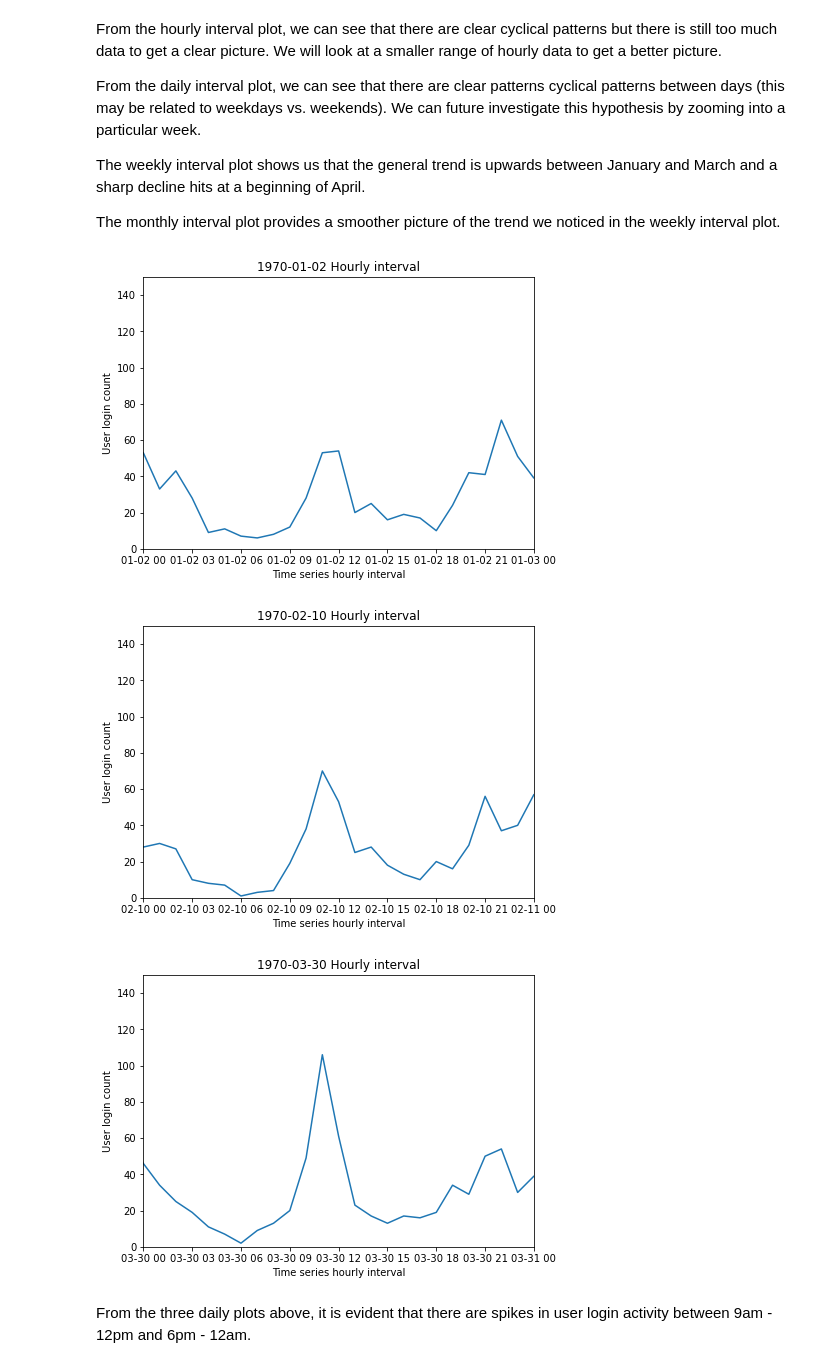
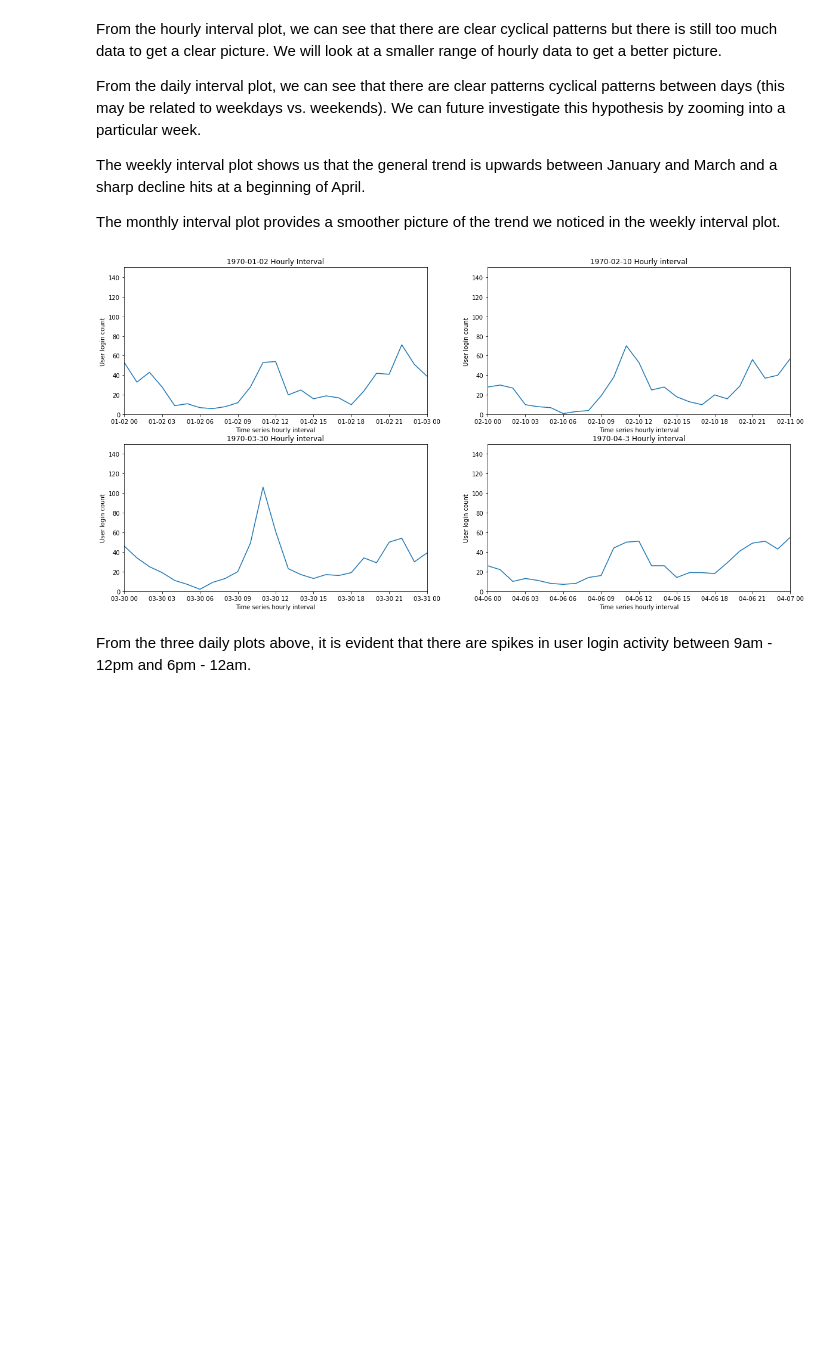
Before and after one commit to simonatso/Springboard, a Jupyter notebook: ultimate_challenge/Part 1.ipynb, the cells around one changed output. Drawn from its saved outputs; the diff is of its cells as text; code cells hidden in the pictures; blank space fills up the shorter version.

```diff
--- a/ultimate_challenge/Part 1.ipynb
+++ b/ultimate_challenge/Part 1.ipynb
@@ -99,40 +98,23 @@ The weekly interval plot shows us that the general trend is upwards between Janu
 
 The monthly interval plot provides a smoother picture of the trend we noticed in the weekly interval plot.
 # %%
-#Look at hourly data over the period of 1 day (pick 3 random days)
+#Look at hourly data over the period of 1 day (pick 4 random days)
 
-plt.figure(figsize=(7, 5))
-plt.title('1970-01-02 Hourly interval')
-plt.plot(data.resample('H', on = 'login_time').count())
-plt.xlim([datetime.date(1970, 1, 2), datetime.date(1970, 1, 3)])
-plt.ylim(0, 150)
-plt.xlabel('Time series hourly interval')
-plt.ylabel('User login count')
-plt.show()
+fig, ((ax1, ax2), (ax3, ax4)) = plt.subplots(nrows=2, ncols=2, figsize = (20, 10));
 
-plt.figure(figsize=(7, 5))
-plt.title('1970-02-10 Hourly interval')
-plt.plot(data.resample('H', on = 'login_time').count())
-plt.xlim([datetime.date(1970, 2, 10), datetime.date(1970, 2, 11)])
-plt.ylim(0, 150)
-plt.xlabel('Time series hourly interval')
-plt.ylabel('User login count')
+ax1.plot(data.resample('H', on = 'login_time').count());
+ax1.set(xlabel='Time series hourly interval', ylabel='User login count', title='1970-01-02 Hourly Interval', xlim = [datetime.date(1970, 1, 2), datetime.date(1970, 1, 3)], ylim = [0, 150]);
 
+ax2.plot(data.resample('H', on = 'login_time').count());
+ax2.set(xlabel='Time series hourly interval', ylabel='User login count', title='1970-02-10 Hourly interval', xlim = [datetime.date(1970, 2, 10), datetime.date(1970, 2, 11)], ylim = [0, 150]);
 
-plt.show()
+ax3.plot(data.resample('H', on = 'login_time').count());
+ax3.set(xlabel='Time series hourly interval', ylabel='User login count', title='1970-03-30 Hourly interval', xlim = [datetime.date(1970, 3, 30), datetime.date(1970, 3, 31)], ylim = [0, 150]);
 
-plt.figure(figsize=(7, 5))
-plt.title('1970-03-30 Hourly interval')
-plt.plot(data.resample('H', on = 'login_time').count())
-plt.xlim([datetime.date(1970, 3, 30), datetime.date(1970, 3, 31)])
-plt.ylim(0, 150)
-plt.xlabel('Time series hourly interval')
-plt.ylabel('User login count')
-plt.show()
+ax4.plot(data.resample('H', on = 'login_time').count());
+ax4.set(xlabel='Time series hourly interval', ylabel='User login count', title='1970-04-6 Hourly interval', xlim = [datetime.date(1970, 4, 6), datetime.date(1970, 4, 7)], ylim = [0, 150]);
 # %% [output]
-[figure, old version]
+[figure, new version]
-[figure, removed]
-[figure, removed]
 # %% [markdown]
 From the three daily plots above, it is evident that there are spikes in user login activity between 9am - 12pm and 6pm - 12am.
 # %%
```
Also changed, not shown: parts of 12 cells of this notebook.
